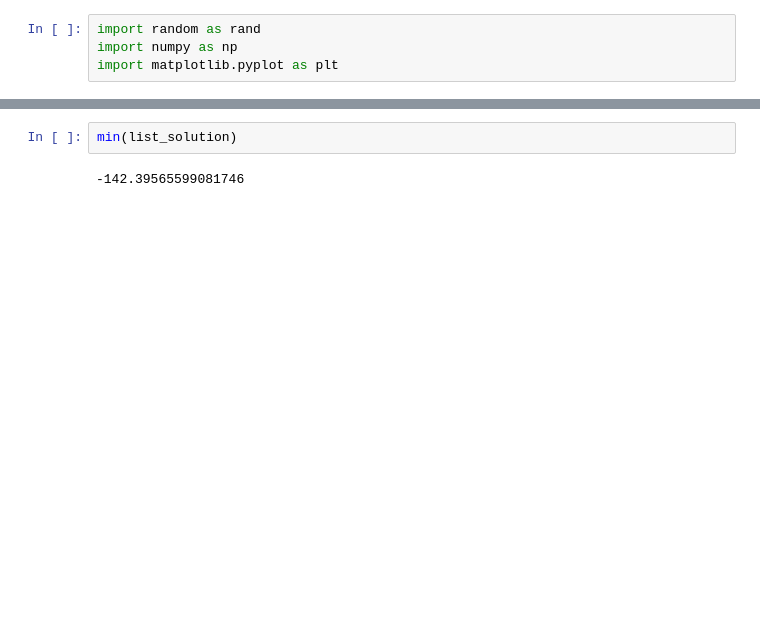
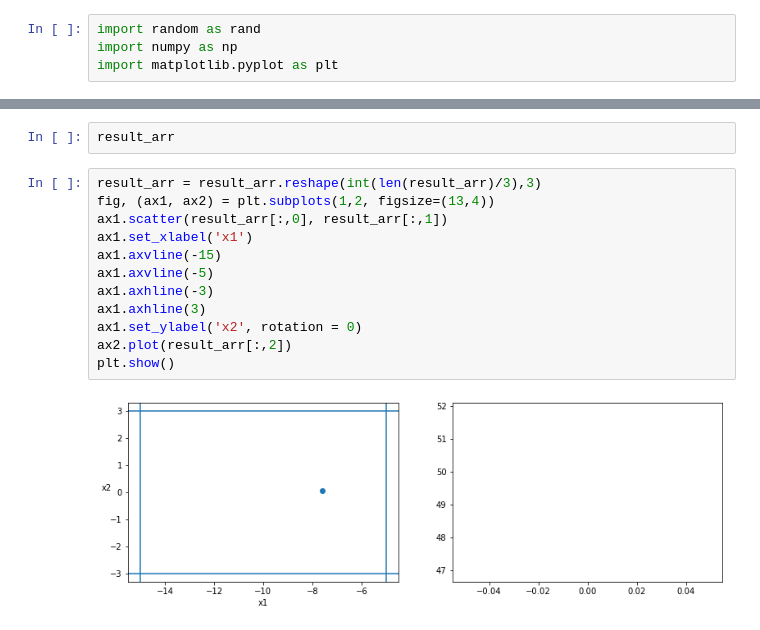
Before and after one commit to Yinnnn94/Optimization, a Jupyter notebook: SA.ipynb, the cells around one changed output, grey strips where cells are left out. Cells and saved outputs as stored; diff of their text form; blank space fills up the shorter version.

```diff
--- a/SA.ipynb
+++ b/SA.ipynb
@@ -65,4 +97,16 @@ plt.show()
+# %%
+result_arr
 # %%
-min(list_solution)
+result_arr = result_arr.reshape(int(len(result_arr)/3),3)
+fig, (ax1, ax2) = plt.subplots(1,2, figsize=(13,4))
+ax1.scatter(result_arr[:,0], result_arr[:,1])
+ax1.set_xlabel('x1')
+ax1.axvline(-15)
+ax1.axvline(-5)
+ax1.axhline(-3)
+ax1.axhline(3)
+ax1.set_ylabel('x2', rotation = 0)
+ax2.plot(result_arr[:,2])
+plt.show()
 # %% [output]
--142.39565599081746
+[figure, added]
```
Also changed, not shown: parts of 1 cell of this notebook.
